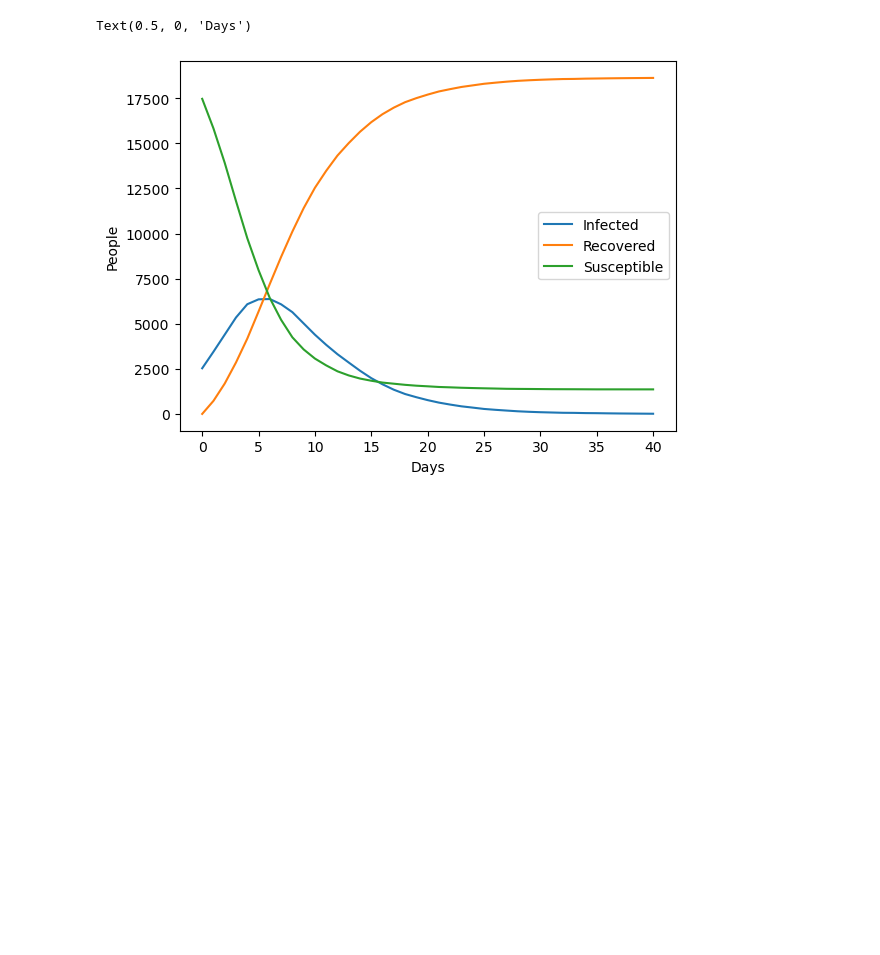
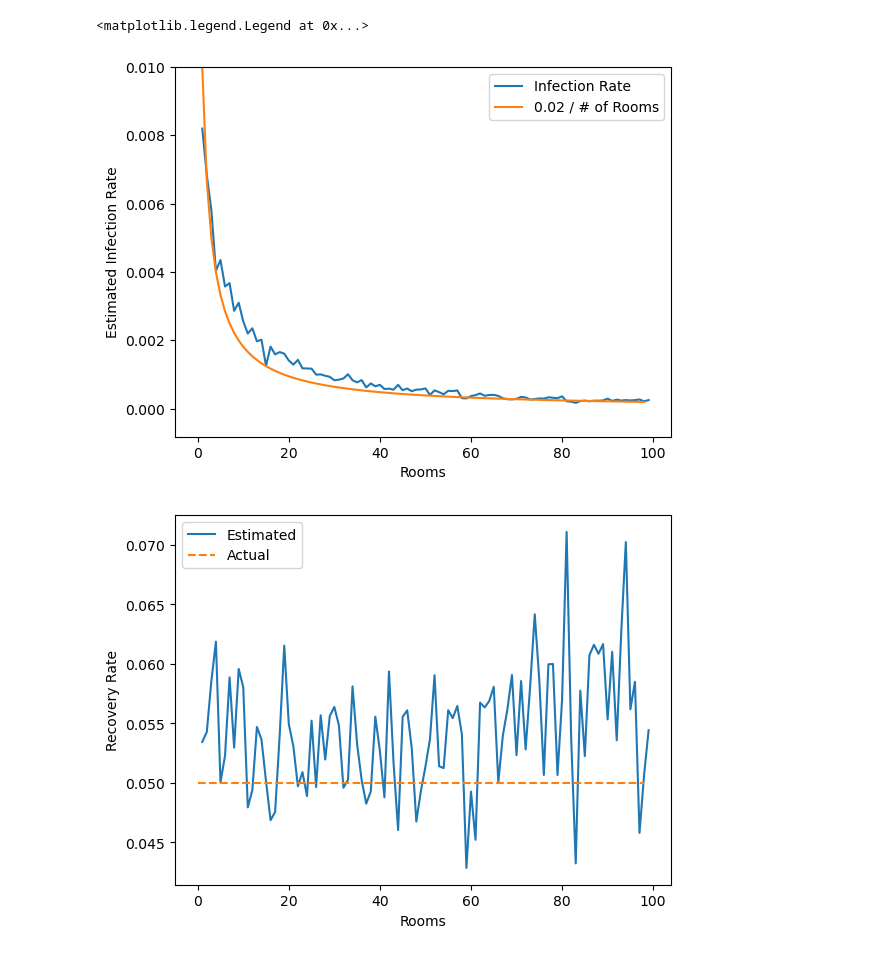
Before and after one commit to khazixi/456-Final-Project, a Jupyter notebook: project.ipynb, the cells around one changed output. Drawn from its saved outputs; the diff is of its cells as text; code cells hidden in the pictures; blank space fills up the shorter version.

```diff
--- a/project.ipynb
+++ b/project.ipynb
@@ -91,24 +162,19 @@ def simulate(locations, people, num_days):
 # %%
-# In our initial model people got infected really fast but recovered really fast
-
-NUM_LOCS = 1000
-NUM_PEOPLE = 20_000
-NUM_DAYS = 40
-
-locations = gen_locations(NUM_LOCS, NUM_PEOPLE)
-
-ppl = gen_people(NUM_PEOPLE)
-
-i, r, s = simulate(locations, ppl, NUM_DAYS)
+fig, ax = plt.subplots()
+ax.set_xlabel("Rooms")
+ax.set_ylabel("Estimated Infection Rate")
+ax.plot(range(1, 100), infection_rates)
+ax.plot([0.02 / i for i in range(1, 100)])
+ax.set_ylim(top=0.01)
+ax.legend(["Infection Rate", "0.02 / # of Rooms"])
 
 fig, ax = plt.subplots()
-ax.plot(i)
-ax.plot(r)
-ax.plot(s)
-
-ax.legend(["Infected", "Recovered", "Susceptible"])
-ax.set_ylabel("People")
-ax.set_xlabel("Days")
+ax.set_xlabel("Rooms")
+ax.set_ylabel("Recovery Rate")
+ax.plot(range(1, 100), recovery_rates)
+ax.plot([0.05 for _ in range(len(results))], linestyle="dashed")
+ax.legend(["Estimated", "Actual"])
 # %% [output]
-Text(0.5, 0, 'Days')
+<matplotlib.legend.Legend at 0x...>
-[figure, old version]
+[figure, new version]
+[figure, added]
```
Also changed, not shown: parts of 4 cells of this notebook.
